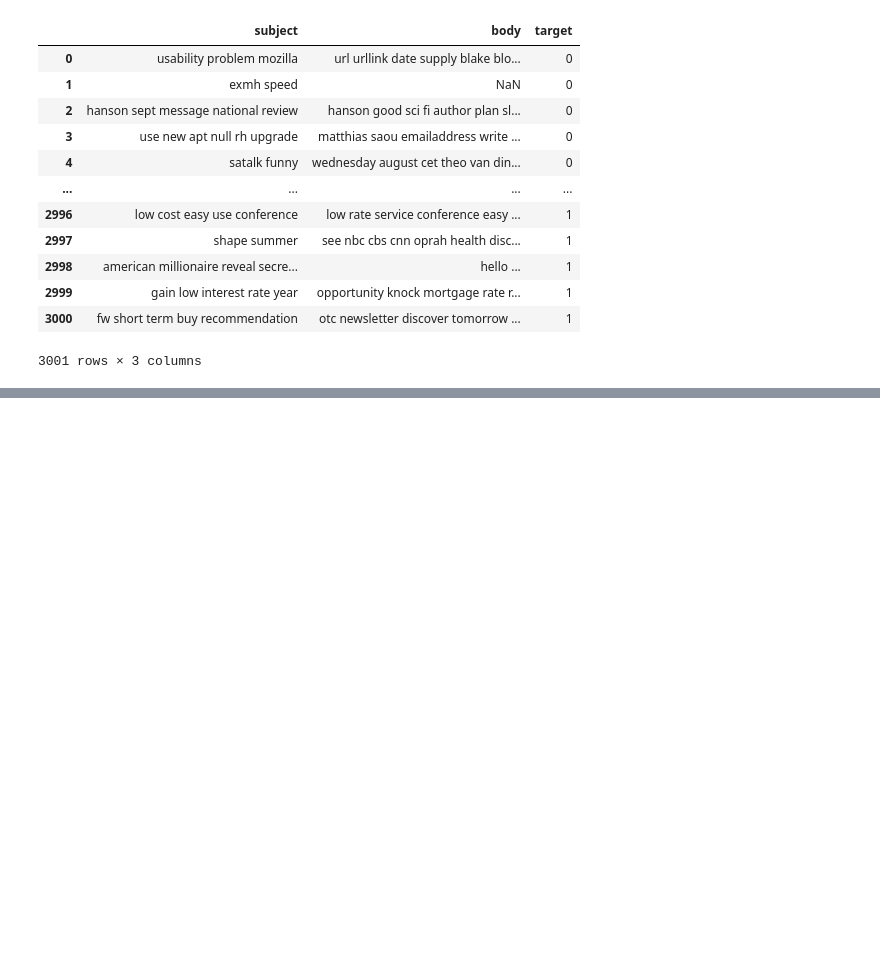
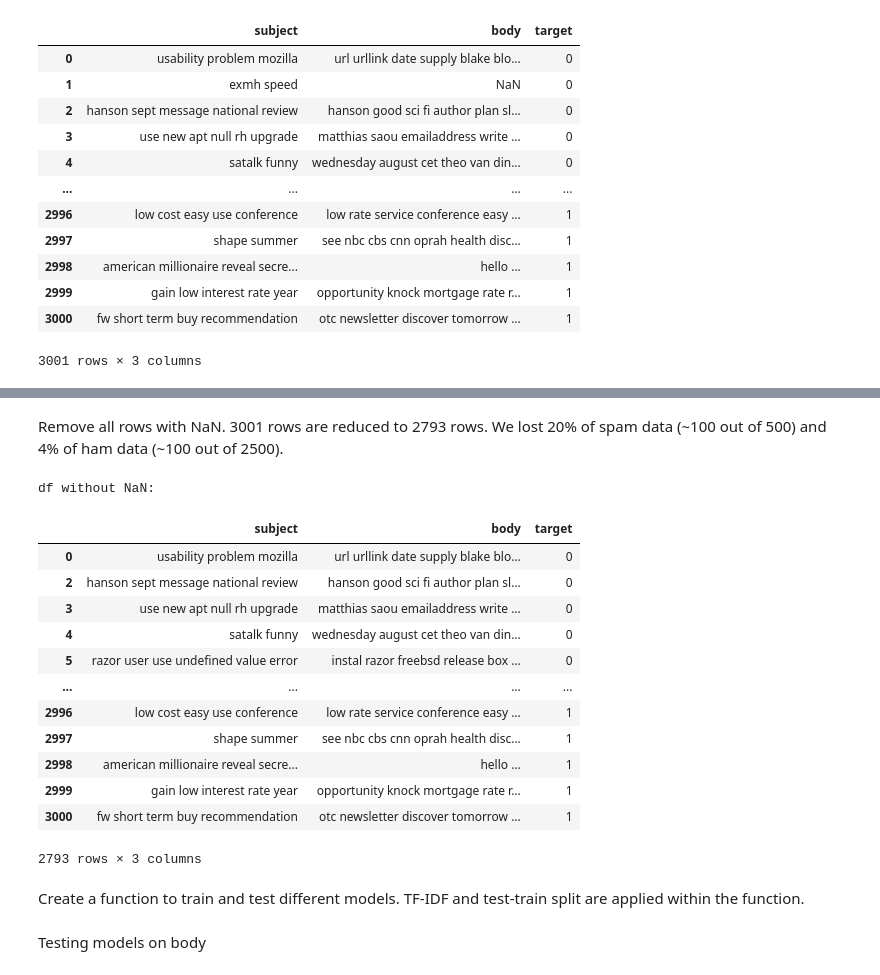
Before and after one commit to Jaee7777/ds5220, a Jupyter notebook: src/hw2_p6.ipynb, the cells around one changed output, grey strips where cells are left out. Saved outputs shown, nothing was run; the diff lists cells and outputs as text; code cells hidden in the pictures; blank space fills up the shorter version.

```diff
--- a/src/hw2_p6.ipynb
+++ b/src/hw2_p6.ipynb
@@ -151,0 +173,23 @@ df.head(-1)
+# %% [markdown]
+Remove all rows with NaN. 3001 rows are reduced to 2793 rows. We lost 20% of spam data (~100 out of 500) and 4% of ham data (~100 out of 2500).
+# %%
+df_cleaned = df.dropna()
+print("df without NaN:")
+df_cleaned.head(-1)
+# %% [output]
+df without NaN:
+|  | subject | body | target |
+| 0 | usability problem mozilla | url urllink date supply blake blo... | 0 |
+| 2 | hanson sept message national review | hanson good sci fi author plan sl... | 0 |
+| 3 | use new apt null rh upgrade | matthias saou emailaddress write ... | 0 |
+| 4 | satalk funny | wednesday august cet theo van din... | 0 |
+| 5 | razor user use undefined value error | instal razor freebsd release box ... | 0 |
+| ... | ... | ... | ... |
+| 2996 | low cost easy use conference | low rate service conference easy ... | 1 |
+| 2997 | shape summer | see nbc cbs cnn oprah health disc... | 1 |
+| 2998 | american millionaire reveal secre... | hello ... | 1 |
+| 2999 | gain low interest rate year | opportunity knock mortgage rate r... | 1 |
+| 3000 | fw short term buy recommendation | otc newsletter discover tomorrow ... | 1 |
+2793 rows × 3 columns
+# %% [markdown]
+Create a function to train and test different models. TF-IDF and test-train split are applied within the function.
@@ -151,0 +224,2 @@ df.head(-1)
+# %% [markdown]
+Testing models on body
```
Also changed, not shown: parts of 15 cells of this notebook.
